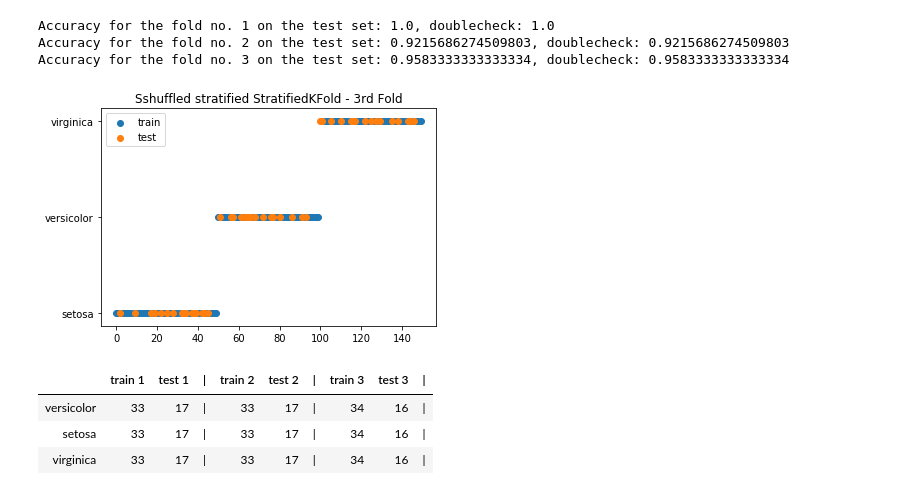
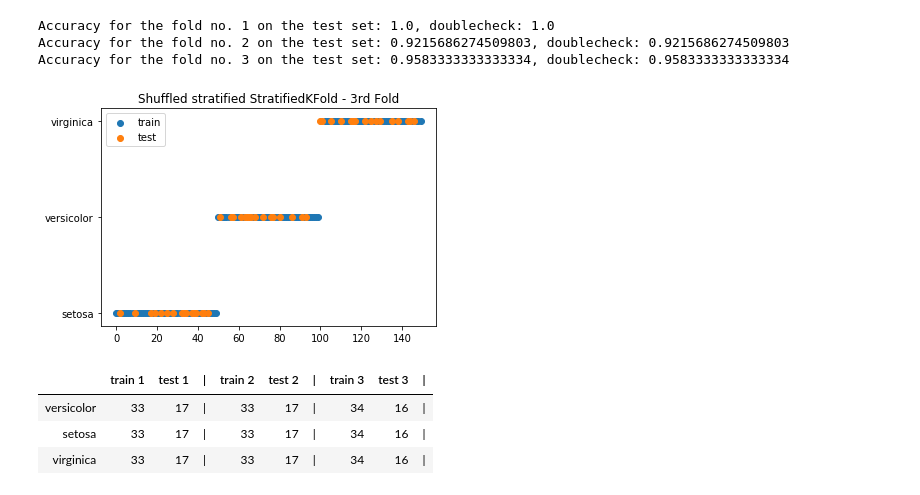
Before and after one commit to vaasha/Machine-leaning-in-examples, a Jupyter notebook: sklearn/cross-validation/Cross Validation.ipynb, the cells around one changed output. Saved outputs shown, nothing was run; the diff lists cells and outputs as text; code cells hidden in the pictures.

```diff
--- a/sklearn/cross-validation/Cross Validation.ipynb
+++ b/sklearn/cross-validation/Cross Validation.ipynb
@@ -328,11 +328,11 @@ Accuracy for the fold no. 3 on the test set: 0.9583333333333334, doublecheck: 0.
 # %%
 plt.scatter(x=y_train.index,y=iris_df.iloc[train_index].loc[:,'target_name'],label ="train")
 plt.scatter(x=y_test.index,y=iris_df.iloc[test_index].loc[:,'target_name'], label = "test")
 plt.legend()
-plt.title("Sshuffled stratified StratifiedKFold - 3rd Fold")
+plt.title("Shuffled stratified StratifiedKFold - 3rd Fold")
 plt.show()
 # %% [output]
-[figure, old version]
+[figure, new version]
 # %%
 pd.concat(dfs,axis=1, sort=False)
 # %% [output]
```
Also changed, not shown: parts of 7 cells of this notebook.
